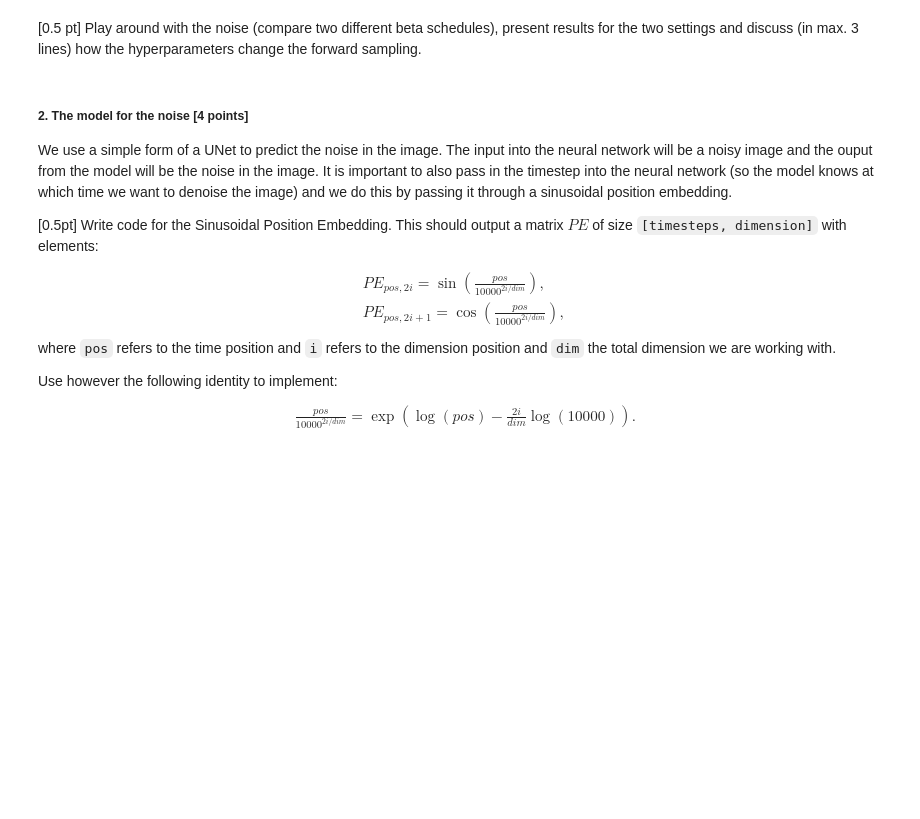
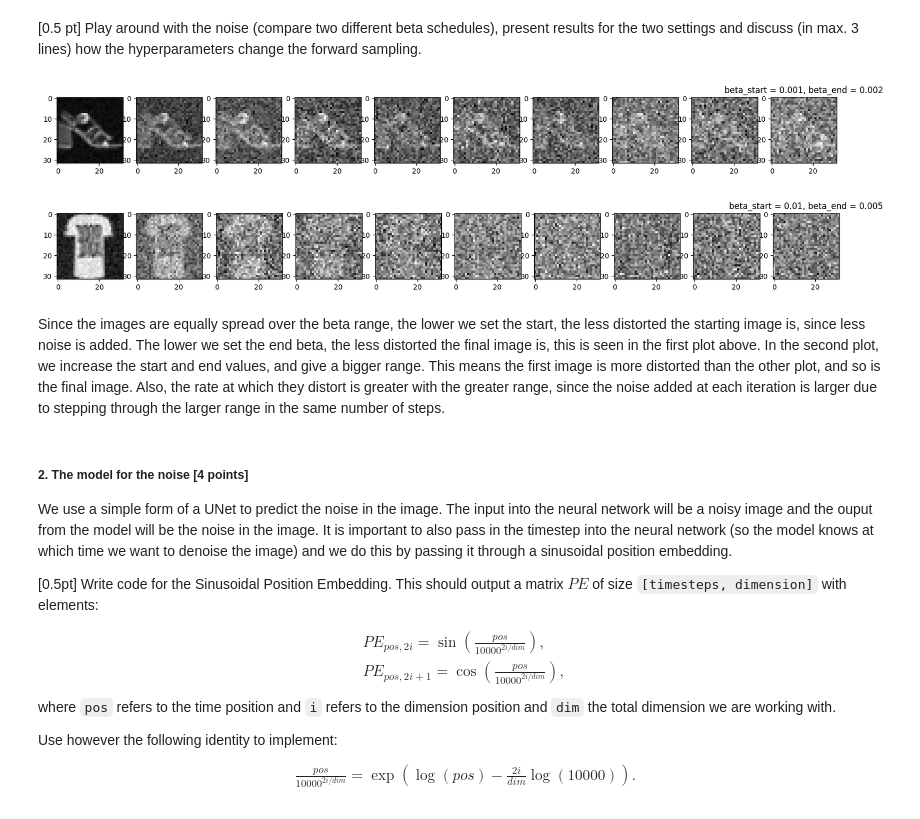
Before and after one commit to frasermartinx/MFOML, a Jupyter notebook: CW_2/02476922_Coursework2.ipynb, the cells around one changed output. Drawn from its saved outputs; the diff is of its cells as text; code cells hidden in the pictures; blank space fills up the shorter version.

Commit message:
first bash

```diff
--- a/CW_2/02476922_Coursework2.ipynb
+++ b/CW_2/02476922_Coursework2.ipynb
@@ -134,5 +175,50 @@ for idx in range(0, T, stepsize):
 # %% [markdown]
 [0.5 pt] Play around with the noise (compare two different beta schedules), present results for the two settings and discuss (in max. 3 lines) how the hyperparameters change the forward sampling.
+# %%
+# Visualising noise:
+
+betas_test1 = linear_beta_schedule(timesteps=T, start = 0.001, end =0.002)
+
+sqrt_alphas_cumprod_test1, sqrt_one_minus_alphas_cumprod_test1 = get_alphas(betas_test1)
+
+# Simulate forward diffusion, and show 10 states
+batch = next(iter(dataloader))["pixel_values"]
+num_images = 10
+stepsize = int(T/num_images)
+
+fig, axs = plt.subplots(nrows=1, ncols = 10)
+fig.set_figwidth(20)
+for i, idx in enumerate(range(0, T, stepsize)):
+    t = torch.Tensor([idx]).type(torch.int64)
+    img,noise =  forward_diffusion_sample(batch[0,:,:,:], t, sqrt_alphas_cumprod_test1, sqrt_one_minus_alphas_cumprod_test1)
+    axs[i].imshow(img.reshape(IMG_SIZE, IMG_SIZE), cmap="gray")
+plt.title("beta_start = 0.001, beta_end = 0.002")
+plt.show()
+
+#Now repeat for different schedule
+
+betas_test2 = linear_beta_schedule(timesteps=T, start = 0.01, end = 0.05)
+
+sqrt_alphas_cumprod_test2, sqrt_one_minus_alphas_cumprod_test2 = get_alphas(betas_test2)
+
+# Simulate forward diffusion, and show 10 images
+batch = next(iter(dataloader))["pixel_values"]
+num_images = 10
+stepsize = int(T/num_images)
+
+fig, axs = plt.subplots(nrows=1, ncols = 10)
+fig.set_figwidth(20)
+for i, idx in enumerate(range(0, T, stepsize)):
+    t = torch.Tensor([idx]).type(torch.int64)
+    img,noise =  forward_diffusion_sample(batch[0,:,:,:], t, sqrt_alphas_cumprod_test2, sqrt_one_minus_alphas_cumprod_test2)
+    axs[i].imshow(img.reshape(IMG_SIZE, IMG_SIZE), cmap="gray")
+plt.title("beta_start = 0.01, beta_end = 0.005")
+plt.show()
+# %% [output]
+[figure, added]
+[figure, added]
+# %% [markdown]
+Since the images are equally spread over the beta range, the lower we set the start, the less distorted the starting image is, since less noise is added. The lower we set the end beta, the less distorted the final image is, this is seen in the first plot above. In the second plot, we increase the start and end values, and give a bigger range. This means the first image is more distorted than the other plot, and so is the final image. Also, the rate at which they distort is greater with the greater range, since the noise added at each iteration is larger due to stepping through the larger range in the same number of steps.
 # %% [markdown]
 ##### 2. The model for the noise [4 points]
 
```
Also changed, not shown: parts of 25 cells of this notebook, 2 other files.
